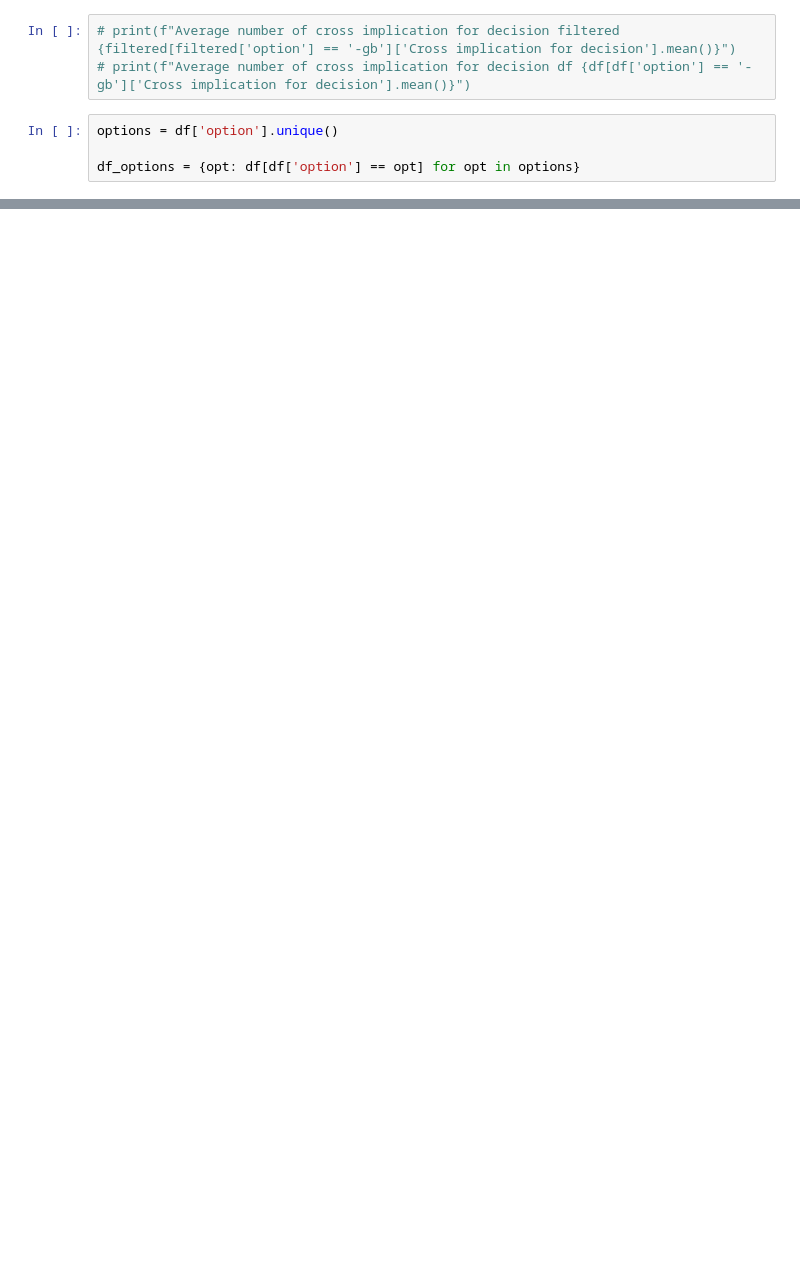
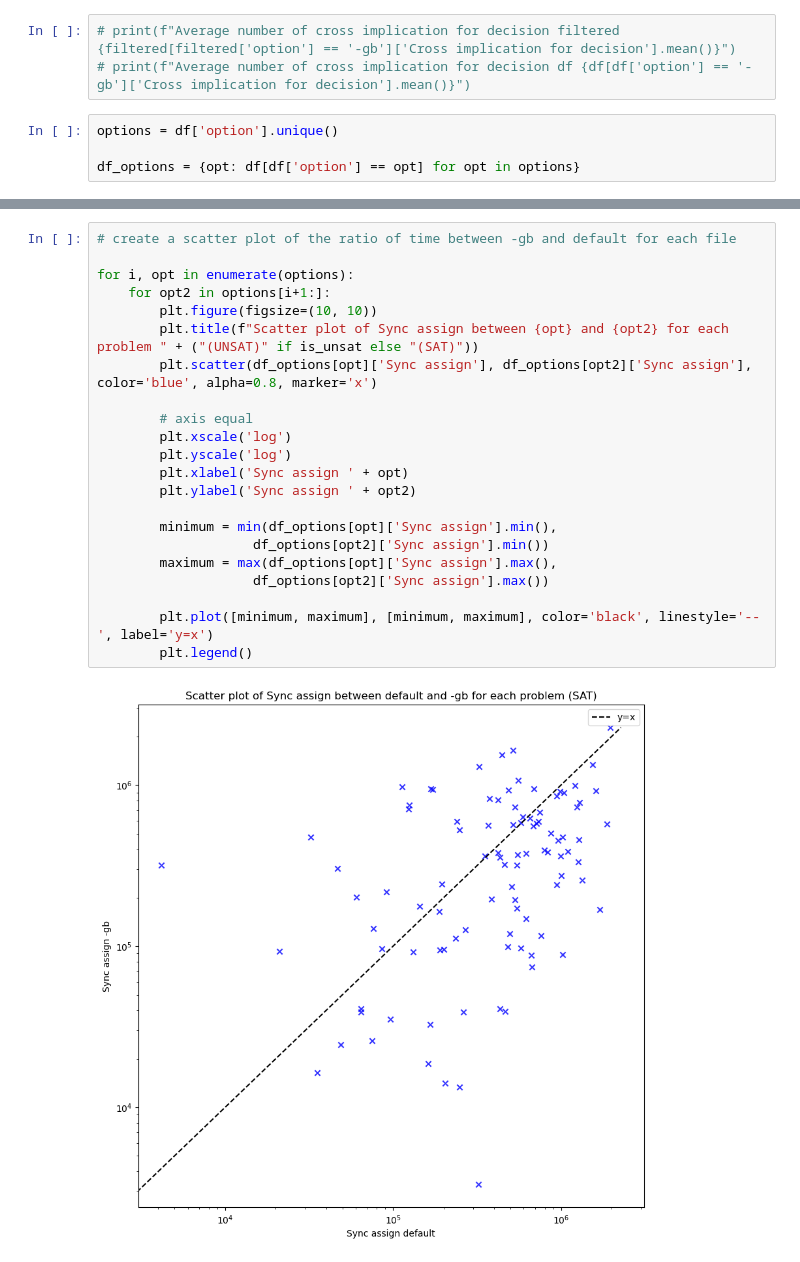
Before and after one commit to RobCoutel/NapSAT, a Jupyter notebook: scripts/compute_stats.ipynb, the cells around one changed output, grey strips where cells are left out. Saved outputs shown, nothing was run; the diff lists cells and outputs as text; blank space fills up the shorter version.

```diff
--- a/scripts/compute_stats.ipynb
+++ b/scripts/compute_stats.ipynb
@@ -73,0 +79,24 @@ SAT dataset with 100 problems with 250 variables.
+# %%
+# create a scatter plot of the ratio of time between -gb and default for each file
+
+for i, opt in enumerate(options):
+    for opt2 in options[i+1:]:
+        plt.figure(figsize=(10, 10))
+        plt.title(f"Scatter plot of Sync assign between {opt} and {opt2} for each problem " + ("(UNSAT)" if is_unsat else "(SAT)"))
+        plt.scatter(df_options[opt]['Sync assign'], df_options[opt2]['Sync assign'], color='blue', alpha=0.8, marker='x')
+
+        # axis equal
+        plt.xscale('log')
+        plt.yscale('log')
+        plt.xlabel('Sync assign ' + opt)
+        plt.ylabel('Sync assign ' + opt2)
+
+        minimum = min(df_options[opt]['Sync assign'].min(),
+                    df_options[opt2]['Sync assign'].min())
+        maximum = max(df_options[opt]['Sync assign'].max(),
+                    df_options[opt2]['Sync assign'].max())
+
+        plt.plot([minimum, maximum], [minimum, maximum], color='black', linestyle='--', label='y=x')
+        plt.legend()
+# %% [output]
+[figure, added]
```
Also changed, not shown: parts of 4 cells of this notebook, 7 other files.
